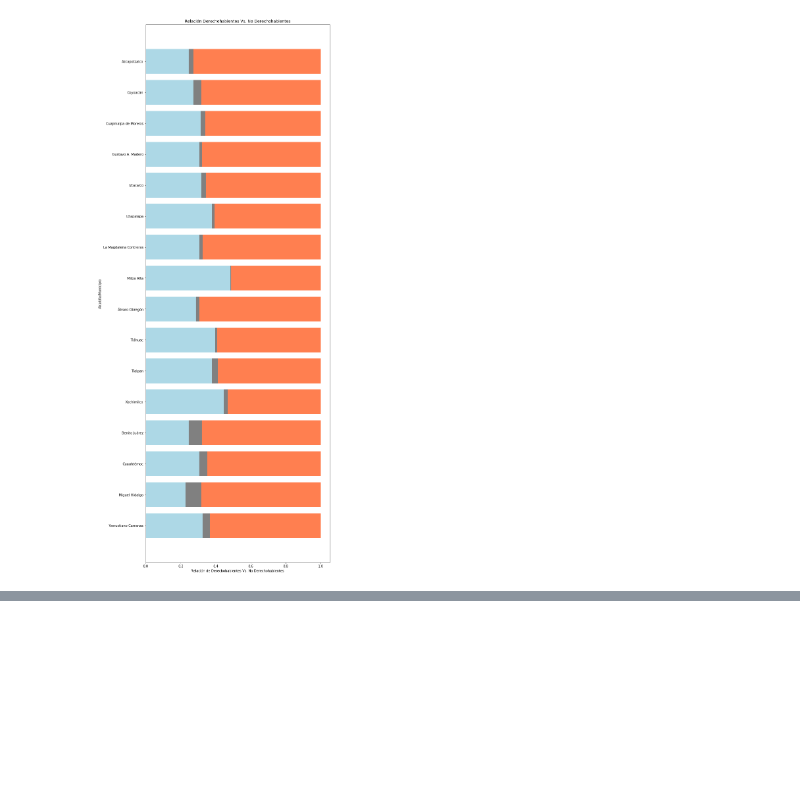
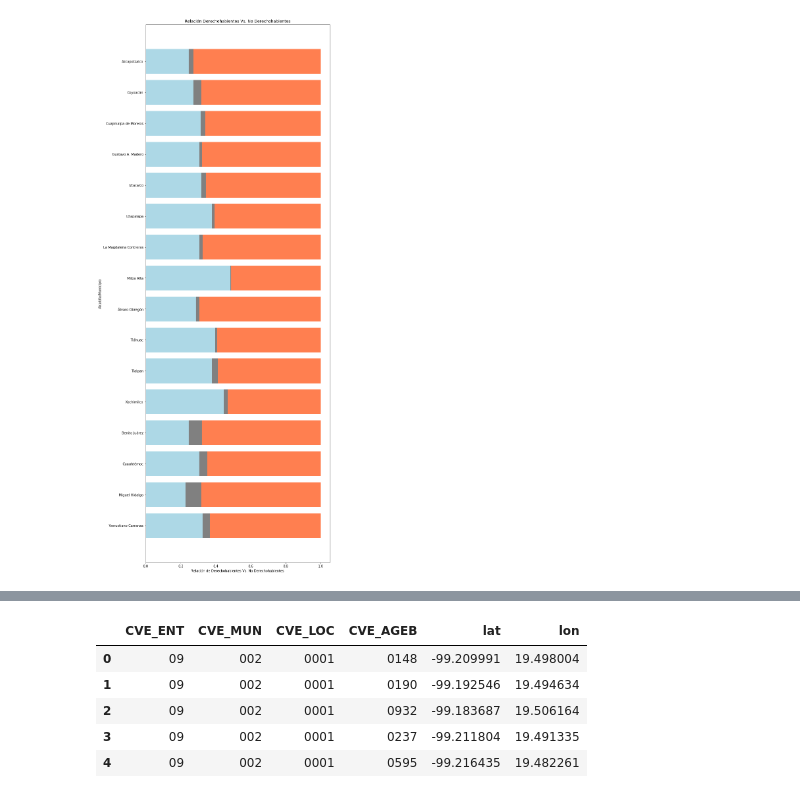
Before and after one commit to Iarmas/Project-1, a Jupyter notebook: Development/Shifu.ipynb, the cells around one changed output, grey strips where cells are left out. Saved outputs shown, nothing was run; the diff lists cells and outputs as text; code cells hidden in the pictures; blank space fills up the shorter version.

```diff
--- a/Development/Shifu.ipynb
+++ b/Development/Shifu.ipynb
@@ -718,0 +763,34 @@ plt.show()
+# %%
+## CDMX centroids
+
+map_cdmx["lat"] = map_cdmx.centroid.map(lambda p: p.x)
+map_cdmx["lon"] = map_cdmx.centroid.map(lambda p: p.y)
+
+map_cdmx=map_cdmx.drop(['geometry', 'CVEGEO'], axis=1)
+
+map_cdmx['CVE_AGEB'] = map_cdmx['CVE_AGEB'].astype(str)
+map_cdmx['CVE_LOC'] = map_cdmx['CVE_LOC'].astype(str)
+map_cdmx['CVE_MUN'] = map_cdmx['CVE_MUN'].astype(str)
+map_cdmx['CVE_ENT'] = map_cdmx['CVE_ENT'].astype(str)
+
+## Edomex centroids
+
+map_edomex["lat"] = map_edomex.centroid.map(lambda p: p.x)
+map_edomex["lon"] = map_edomex.centroid.map(lambda p: p.y)
+
+map_edomex=map_edomex.drop(['geometry', 'CVEGEO'], axis=1)
+
+map_edomex['CVE_AGEB'] = map_edomex['CVE_AGEB'].astype(str)
+map_edomex['CVE_LOC'] = map_edomex['CVE_LOC'].astype(str)
+map_edomex['CVE_MUN'] = map_edomex['CVE_MUN'].astype(str)
+map_edomex['CVE_ENT'] = map_edomex['CVE_ENT'].astype(str)
+
+
+map_cdmx.head()
+# %% [output]
+|  | CVE_ENT | CVE_MUN | CVE_LOC | CVE_AGEB | lat | lon |
+| 0 | 09 | 002 | 0001 | 0148 | -99.209991 | 19.498004 |
+| 1 | 09 | 002 | 0001 | 0190 | -99.192546 | 19.494634 |
+| 2 | 09 | 002 | 0001 | 0932 | -99.183687 | 19.506164 |
+| 3 | 09 | 002 | 0001 | 0237 | -99.211804 | 19.491335 |
+| 4 | 09 | 002 | 0001 | 0595 | -99.216435 | 19.482261 |
```
Also changed, not shown: parts of 22 cells of this notebook, 24 other files.
